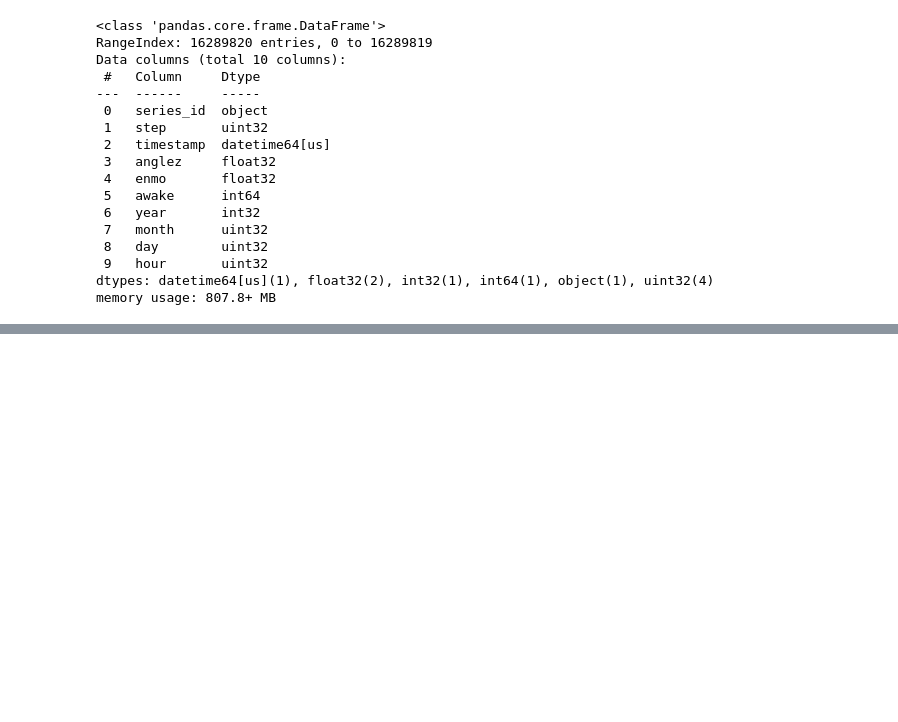
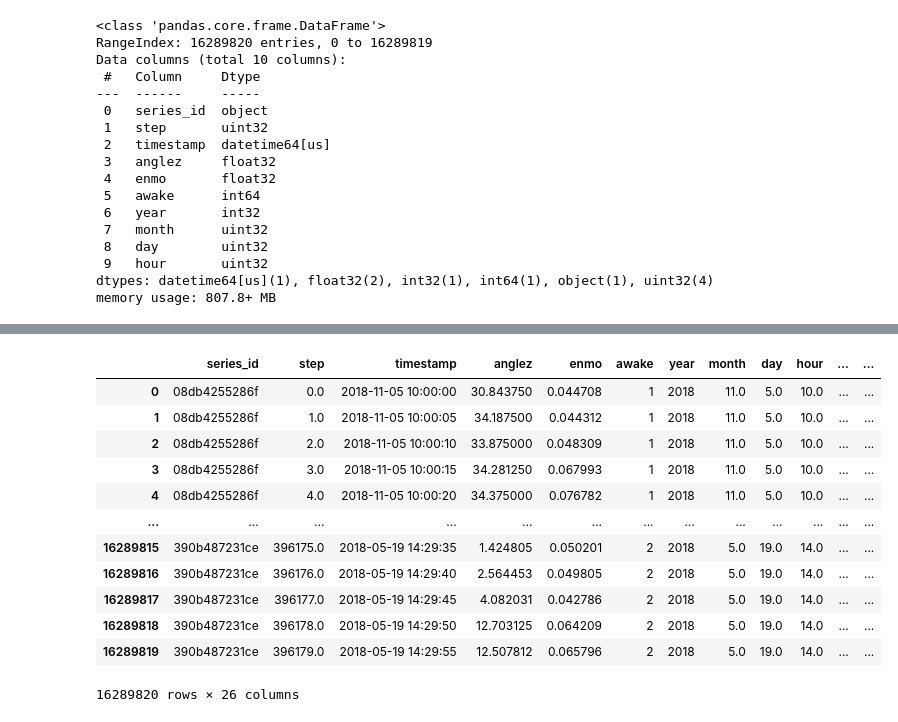
Before and after one commit to gargarteo/detect_sleep_states, a Jupyter notebook: eda_preprocessing_visualisation/Loading in ZZZ.ipynb, the cells around one changed output, grey strips where cells are left out. Drawn from its saved outputs; the diff is of its cells as text; code cells hidden in the pictures; blank space fills up the shorter version.

```diff
--- a/eda_preprocessing_visualisation/Loading in ZZZ.ipynb
+++ b/eda_preprocessing_visualisation/Loading in ZZZ.ipynb
@@ -142,0 +265,7 @@ train_series_multi.head(100)
+# %%
+window_size = 36
+# 1 step = 5s, 10 steps = 50s, 20 steps = 100s
+# 1 min = 12 steps, 3 mins = 36 steps, 5 mins = 60 steps
+
+train = create_features(train_series_multi, window_size=window_size, verbose=True)
+train.info()
@@ -142,0 +290,16 @@ train_series_multi.head(100)
+# %%
+train
+# %% [output]
+|  | series_id | step | timestamp | anglez | enmo | awake | year | month | day | hour | ... | ... |
+| 0 | 08db4255286f | 0.0 | 2018-11-05 10:00:00 | 30.843750 | 0.044708 | 1 | 2018 | 11.0 | 5.0 | 10.0 | ... | ... |
+| 1 | 08db4255286f | 1.0 | 2018-11-05 10:00:05 | 34.187500 | 0.044312 | 1 | 2018 | 11.0 | 5.0 | 10.0 | ... | ... |
+| 2 | 08db4255286f | 2.0 | 2018-11-05 10:00:10 | 33.875000 | 0.048309 | 1 | 2018 | 11.0 | 5.0 | 10.0 | ... | ... |
+| 3 | 08db4255286f | 3.0 | 2018-11-05 10:00:15 | 34.281250 | 0.067993 | 1 | 2018 | 11.0 | 5.0 | 10.0 | ... | ... |
+| 4 | 08db4255286f | 4.0 | 2018-11-05 10:00:20 | 34.375000 | 0.076782 | 1 | 2018 | 11.0 | 5.0 | 10.0 | ... | ... |
+| ... | ... | ... | ... | ... | ... | ... | ... | ... | ... | ... | ... | ... |
+| 16289815 | 390b487231ce | 396175.0 | 2018-05-19 14:29:35 | 1.424805 | 0.050201 | 2 | 2018 | 5.0 | 19.0 | 14.0 | ... | ... |
+| 16289816 | 390b487231ce | 396176.0 | 2018-05-19 14:29:40 | 2.564453 | 0.049805 | 2 | 2018 | 5.0 | 19.0 | 14.0 | ... | ... |
+| 16289817 | 390b487231ce | 396177.0 | 2018-05-19 14:29:45 | 4.082031 | 0.042786 | 2 | 2018 | 5.0 | 19.0 | 14.0 | ... | ... |
+| 16289818 | 390b487231ce | 396178.0 | 2018-05-19 14:29:50 | 12.703125 | 0.064209 | 2 | 2018 | 5.0 | 19.0 | 14.0 | ... | ... |
+| 16289819 | 390b487231ce | 396179.0 | 2018-05-19 14:29:55 | 12.507812 | 0.065796 | 2 | 2018 | 5.0 | 19.0 | 14.0 | ... | ... |
+16289820 rows × 26 columns
```
Also changed, not shown: parts of 12 cells of this notebook, 2 other files.
